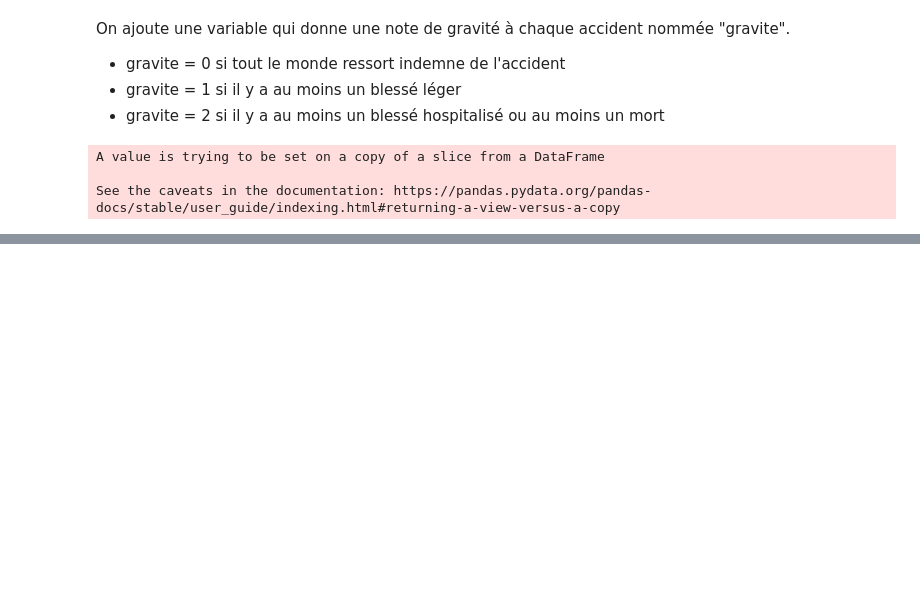
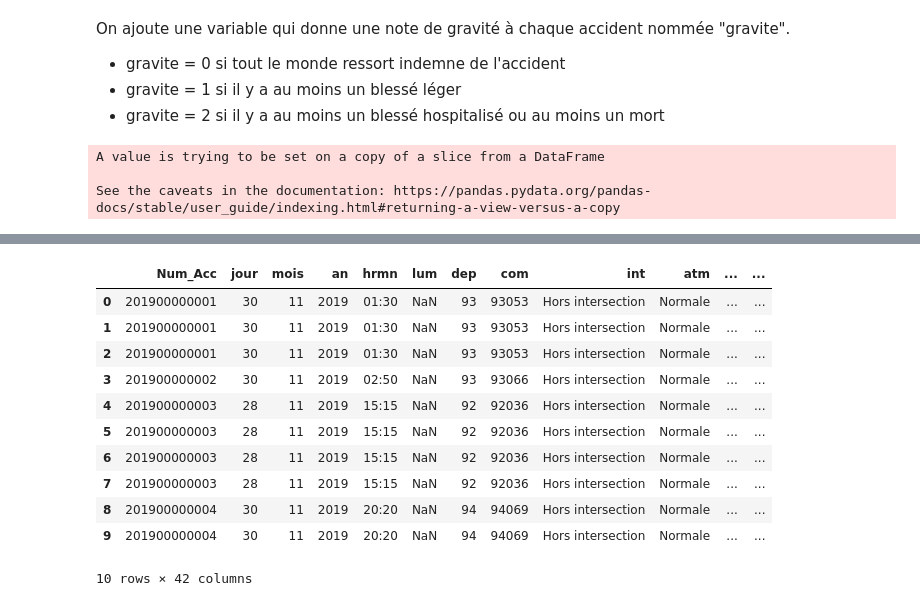
Before and after one commit to Clotilde-23/Accidents-corporels, a Jupyter notebook: Ouverture_donnees.ipynb, the cells around one changed output, grey strips where cells are left out. Saved outputs shown, nothing was run; the diff lists cells and outputs as text; code cells hidden in the pictures; blank space fills up the shorter version.

```diff
--- a/Ouverture_donnees.ipynb
+++ b/Ouverture_donnees.ipynb
@@ -358,0 +360,8 @@ See the caveats in the documentation: https://pandas.pydata.org/pandas-docs/stab
+# %%
+#Calculer le nombre de voitures dans un accident :
+df = df.assign(nb_voitures=0)
+nb_vehicules = df.groupby(["Num_Acc", 'id_vehicule']).agg({"id_vehicule" : "count"})
+nb_vehicules = nb_vehicules.assign(nb_vehicules=1)
+nb_vehicules = nb_vehicules.groupby("Num_Acc").agg({"nb_vehicules" : "sum"})
+df = df.merge(nb_vehicules, how = 'inner', on="Num_Acc")
+del df['nb_voitures']
@@ -358,0 +380,20 @@ See the caveats in the documentation: https://pandas.pydata.org/pandas-docs/stab
+# %%
+# Calculer le nombre d'usagers dans un accident :
+df = df.assign(nb_usagers=1)
+nb_usagers = df.groupby("Num_Acc").agg({"nb_usagers" : "sum"})
+df = df.merge(nb_usagers, how = 'inner', on="Num_Acc")
+#del df['nb_usagers']
+df.head(10)
+# %% [output]
+|  | Num_Acc | jour | mois | an | hrmn | lum | dep | com | int | atm | ... | ... |
+| 0 | 201900000001 | 30 | 11 | 2019 | 01:30 | NaN | 93 | 93053 | Hors intersection | Normale | ... | ... |
+| 1 | 201900000001 | 30 | 11 | 2019 | 01:30 | NaN | 93 | 93053 | Hors intersection | Normale | ... | ... |
+| 2 | 201900000001 | 30 | 11 | 2019 | 01:30 | NaN | 93 | 93053 | Hors intersection | Normale | ... | ... |
+| 3 | 201900000002 | 30 | 11 | 2019 | 02:50 | NaN | 93 | 93066 | Hors intersection | Normale | ... | ... |
+| 4 | 201900000003 | 28 | 11 | 2019 | 15:15 | NaN | 92 | 92036 | Hors intersection | Normale | ... | ... |
+| 5 | 201900000003 | 28 | 11 | 2019 | 15:15 | NaN | 92 | 92036 | Hors intersection | Normale | ... | ... |
+| 6 | 201900000003 | 28 | 11 | 2019 | 15:15 | NaN | 92 | 92036 | Hors intersection | Normale | ... | ... |
+| 7 | 201900000003 | 28 | 11 | 2019 | 15:15 | NaN | 92 | 92036 | Hors intersection | Normale | ... | ... |
+| 8 | 201900000004 | 30 | 11 | 2019 | 20:20 | NaN | 94 | 94069 | Hors intersection | Normale | ... | ... |
+| 9 | 201900000004 | 30 | 11 | 2019 | 20:20 | NaN | 94 | 94069 | Hors intersection | Normale | ... | ... |
+10 rows × 42 columns
```
Also changed, not shown: parts of 10 cells of this notebook.
